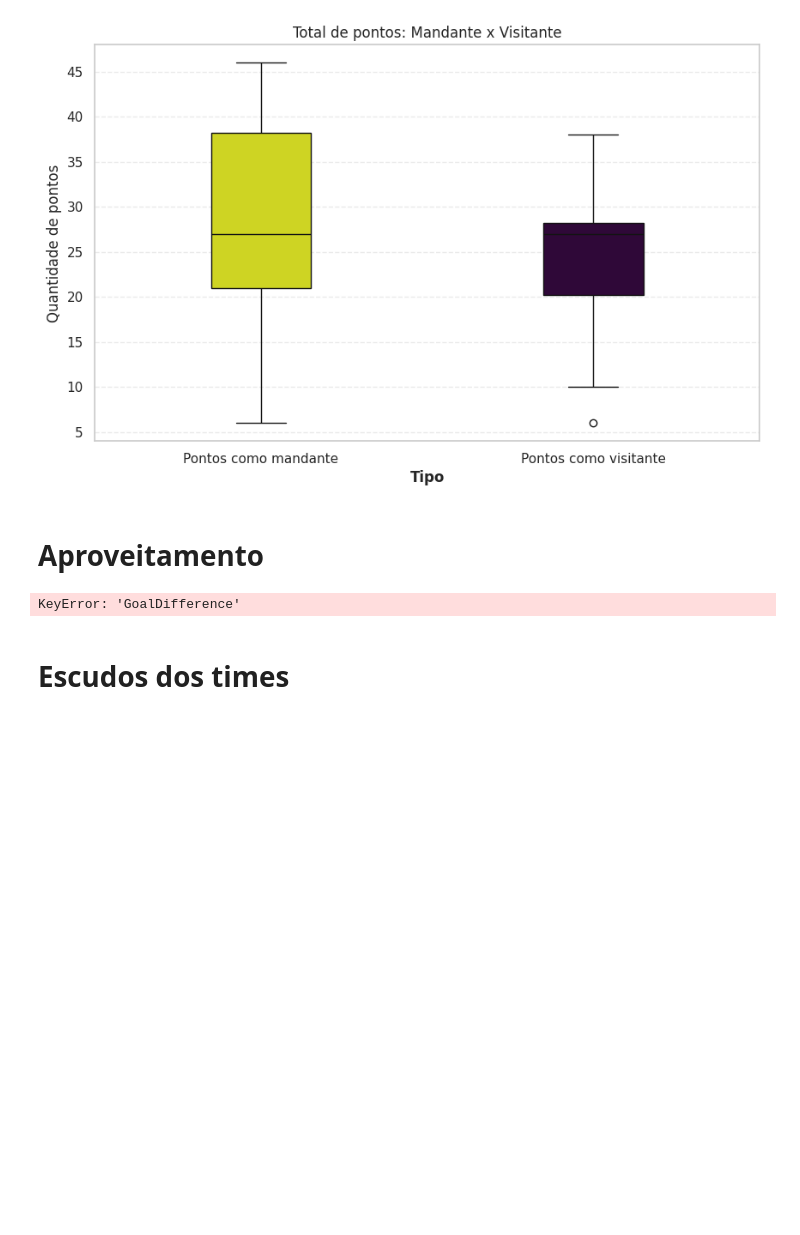
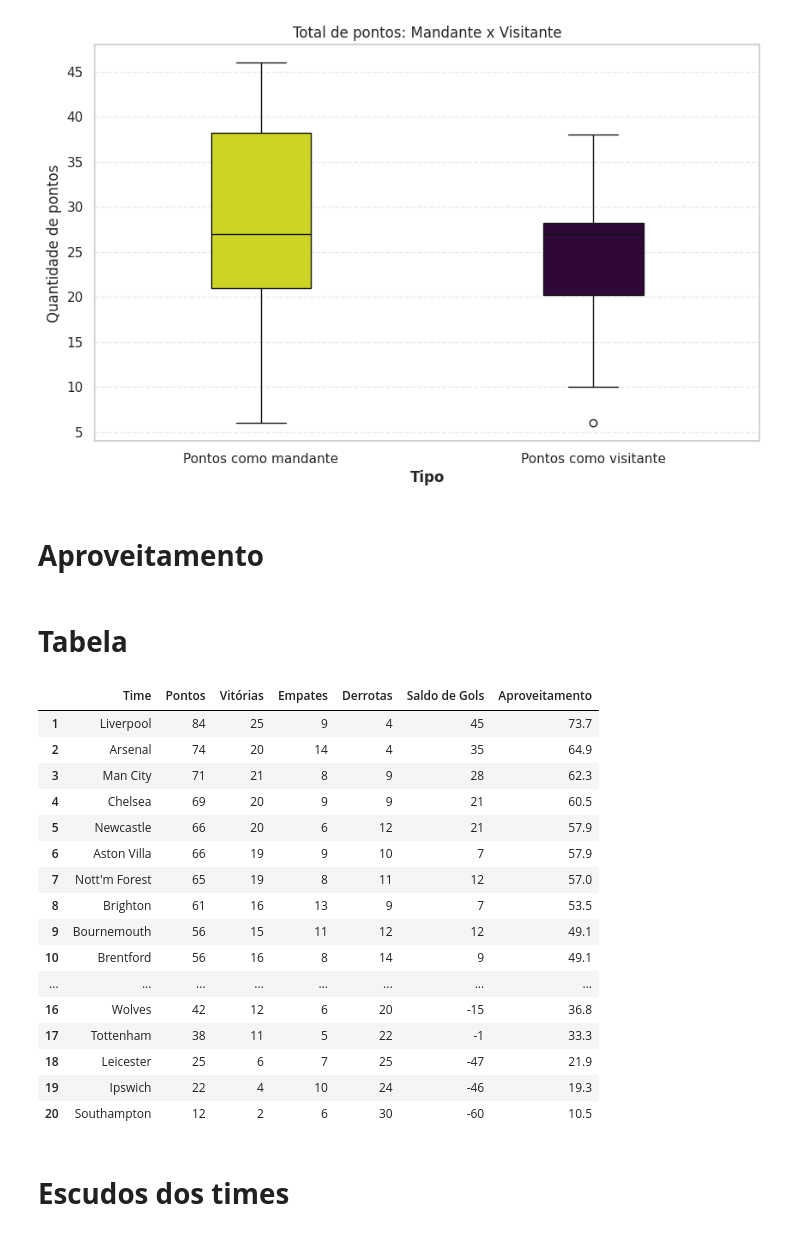
Before and after one commit to RafaBaker/estatistica, a Jupyter notebook: Trabalho_Estatistica.ipynb, the cells around one changed output. Cells and saved outputs as stored; diff of their text form; code cells hidden in the pictures; blank space fills up the shorter version.

```diff
--- a/Trabalho_Estatistica.ipynb
+++ b/Trabalho_Estatistica.ipynb
@@ -636,14 +617,35 @@ all_stats['Total%'] = ((all_stats['TotalVictories'] * 3 + all_stats['TotalDraws'
 all_stats['Total%'] = round(all_stats['Total%'], 1)
 
 # all_stats
+# %% [markdown]
+# **Tabela**
 # %%
-tabela = pd.merge(all_stats, goals_stats)
-tabela = all_stats.sort_values(by=['TotalPoints', 'GoalDifference'], ascending=[False, False].reset_index(drop=True)
+tabela_all = pd.merge(all_stats, goals_stats)
+tabela = tabela_all[['Team', 'TotalPoints', 'TotalVictories', 'TotalDraws', 'TotalLoses', 'GoalDifference', 'Total%']]
+
+tabela.columns = ['Time', 'Pontos', 'Vitórias', 'Empates', 'Derrotas', 'Saldo de Gols', 'Aproveitamento']
+tabela = tabela.sort_values(by=['Pontos', 'Saldo de Gols'], ascending=[False, False]).reset_index(drop=True)
 tabela.index = range(1, len(tabela) + 1)
 
 tabela
 # %% [output]
-KeyError: 'GoalDifference'
+|  | Time | Pontos | Vitórias | Empates | Derrotas | Saldo de Gols | Aproveitamento |
+| 1 | Liverpool | 84 | 25 | 9 | 4 | 45 | 73.7 |
+| 2 | Arsenal | 74 | 20 | 14 | 4 | 35 | 64.9 |
+| 3 | Man City | 71 | 21 | 8 | 9 | 28 | 62.3 |
+| 4 | Chelsea | 69 | 20 | 9 | 9 | 21 | 60.5 |
+| 5 | Newcastle | 66 | 20 | 6 | 12 | 21 | 57.9 |
+| 6 | Aston Villa | 66 | 19 | 9 | 10 | 7 | 57.9 |
+| 7 | Nott'm Forest | 65 | 19 | 8 | 11 | 12 | 57.0 |
+| 8 | Brighton | 61 | 16 | 13 | 9 | 7 | 53.5 |
+| 9 | Bournemouth | 56 | 15 | 11 | 12 | 12 | 49.1 |
+| 10 | Brentford | 56 | 16 | 8 | 14 | 9 | 49.1 |
+| ... | ... | ... | ... | ... | ... | ... | ... |
+| 16 | Wolves | 42 | 12 | 6 | 20 | -15 | 36.8 |
+| 17 | Tottenham | 38 | 11 | 5 | 22 | -1 | 33.3 |
+| 18 | Leicester | 25 | 6 | 7 | 25 | -47 | 21.9 |
+| 19 | Ipswich | 22 | 4 | 10 | 24 | -46 | 19.3 |
+| 20 | Southampton | 12 | 2 | 6 | 30 | -60 | 10.5 |
 # %% [markdown]
 # **Escudos dos times**
 # %%
```
Also changed, not shown: parts of 23 cells of this notebook.
